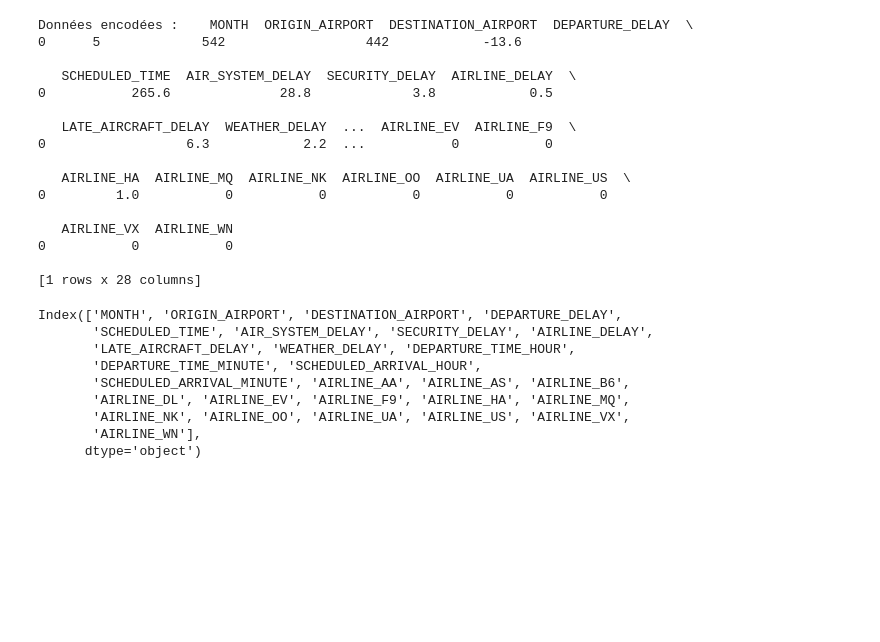
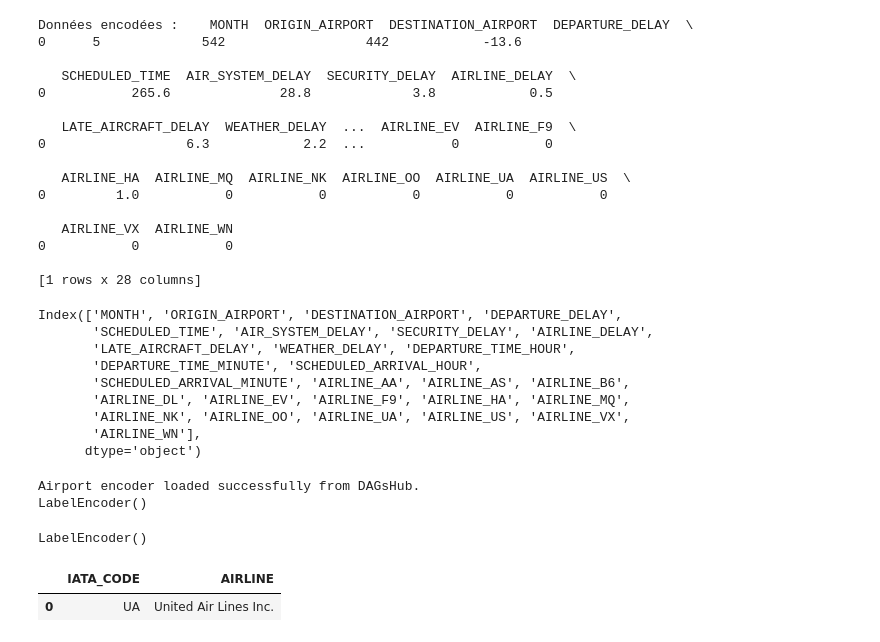
Before and after one commit to GNUITOdebora/MLOPS_flight_delay, a Jupyter notebook: notebooks/test.ipynb, the cells around one changed output. Drawn from its saved outputs; the diff is of its cells as text; code cells hidden in the pictures; blank space fills up the shorter version.

```diff
--- a/notebooks/test.ipynb
+++ b/notebooks/test.ipynb
@@ -113,3 +113,43 @@ Index(['MONTH', 'ORIGIN_AIRPORT', 'DESTINATION_AIRPORT', 'DEPARTURE_DELAY',
       dtype='object')
 # %%
 a.to_csv("../data/a.csv",index=False)
+# %%
+import pickle
+import requests
+
+def load_airport_encoder_from_git(url):
+    """
+    Charge l'encodeur des aéroports directement depuis l'URL donnée.
+    """
+    response = requests.get(url)
+    if response.status_code == 200:
+        return pickle.loads(response.content)
+    else:
+        raise ValueError(f"Unable to fetch file. HTTP Status Code: {response.status_code}")
+
+# URL de l'encodeur
+airport_encoder_url = "https://dagshub.com/deb.gnuito/MLOPS/raw/main/notebooks/airport_encoder.pickle"
+
+try:
+    airport_encoder = load_airport_encoder_from_git(airport_encoder_url)
+    print("Airport encoder loaded successfully from DAGsHub.")
+    print(airport_encoder)
+except ValueError as e:
+    print(f"Error loading airport encoder: {e}")
+# %% [output]
+Airport encoder loaded successfully from DAGsHub.
+LabelEncoder()
+# %%
+airport_encoder2 = pickle.load(open("../notebooks/airport_encoder.pickle", "rb"))
+print(airport_encoder2)
+# %% [output]
+LabelEncoder()
+# %%
+import pandas as pd
+df_airlines = pd.read_csv("../data/airlines.csv")
+df_aiports = pd.read_csv("../data/airports.csv")
+# %%
+df_airlines.head(1)
+# %% [output]
+|  | IATA_CODE | AIRLINE |
+| 0 | UA | United Air Lines Inc. |
```
Also changed, not shown: parts of 2 cells of this notebook, 19 other files.
